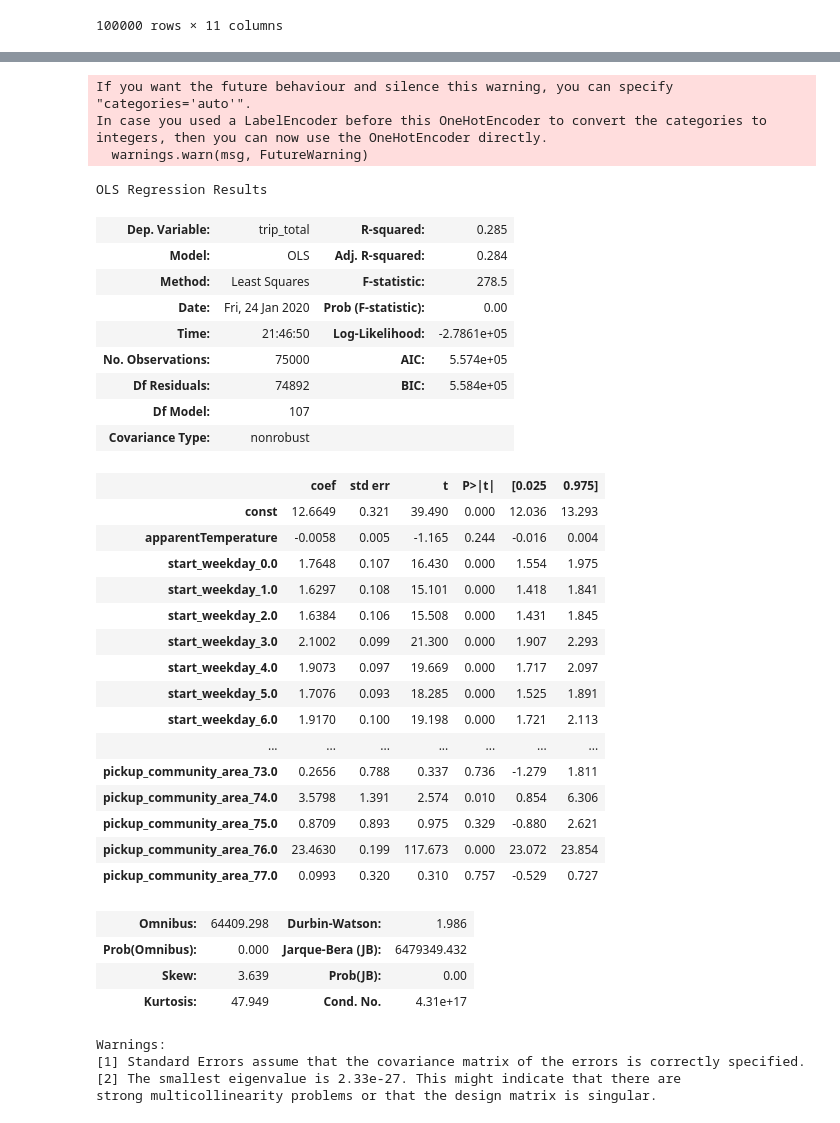
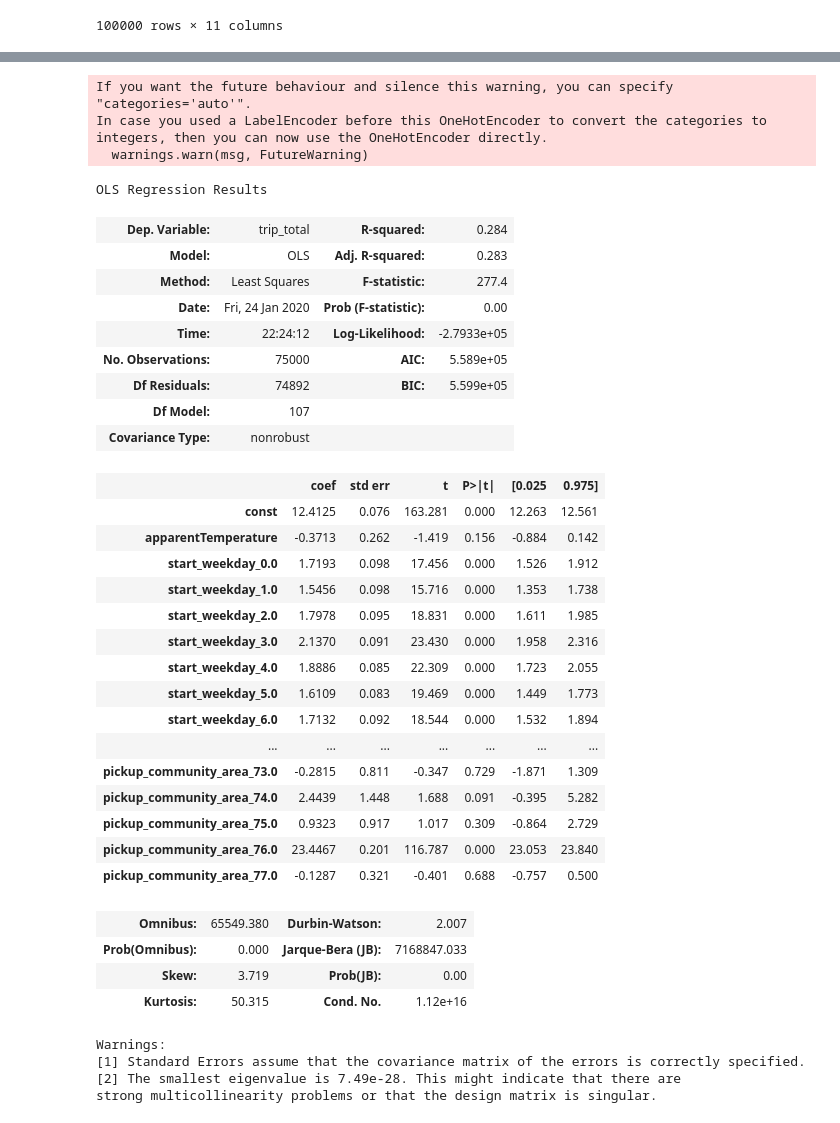
Before and after one commit to muoyo/chicago-ridesharing, a Jupyter notebook: notebooks/rideshare_EDA.ipynb, the cells around one changed output, grey strips where cells are left out. Saved outputs shown, nothing was run; the diff lists cells and outputs as text; code cells hidden in the pictures.

```diff
--- a/notebooks/rideshare_EDA.ipynb
+++ b/notebooks/rideshare_EDA.ipynb
@@ -182,61 +182,62 @@ X_train, X_test, y_train, y_test = train_test_split(X, y, test_size=0.25)
 
 X_train_cont = X_train[cont_cols]
 X_train_cat = X_train[cat_cols]
 
 # ss = StandardScaler()
 # X_train_cont = pd.DataFrame(ss.fit_transform(X_train_cont))
+X_train_cont = (X_train_cont - X_train_cont.mean()) / (X_train_cont.max() - X_train_cont.min())
 
 # Transform training set
 X_train_enc = enc.fit_transform(X_train_cat, y_train)
 
 # Convert these columns into a DataFrame
 columns = enc.get_feature_names(input_features=X_train_cat.columns)
 X_train_cat = pd.DataFrame(X_train_enc.todense(), columns=columns, index=X_train.index)
 
 # Combine categorical and continuous features into the final dataframe
 X_train = pd.concat([X_train_cont, X_train_cat], axis=1)
 X_train_const = sm.add_constant(X_train)
 
 # Fit model & show summary
 model = sm.OLS(y_train,X_train_const).fit()
 model.summary()
 # %% [output]
 If you want the future behaviour and silence this warning, you can specify "categories='auto'".
 In case you used a LabelEncoder before this OneHotEncoder to convert the categories to integers, then you can now use the OneHotEncoder directly.
   warnings.warn(msg, FutureWarning)
 OLS Regression Results
-| Dep. Variable: | trip_total | R-squared: | 0.285 |
-| Model: | OLS | Adj. R-squared: | 0.284 |
-| Method: | Least Squares | F-statistic: | 278.5 |
+| Dep. Variable: | trip_total | R-squared: | 0.284 |
+| Model: | OLS | Adj. R-squared: | 0.283 |
+| Method: | Least Squares | F-statistic: | 277.4 |
 | Date: | Fri, 24 Jan 2020 | Prob (F-statistic): | 0.00 |
-| Time: | 21:46:50 | Log-Likelihood: | -2.7861e+05 |
-| No. Observations: | 75000 | AIC: | 5.574e+05 |
-| Df Residuals: | 74892 | BIC: | 5.584e+05 |
+| Time: | 22:24:12 | Log-Likelihood: | -2.7933e+05 |
+| No. Observations: | 75000 | AIC: | 5.589e+05 |
+| Df Residuals: | 74892 | BIC: | 5.599e+05 |
 | Df Model: | 107 |  |  |
 | Covariance Type: | nonrobust |  |  |
 |  | coef | std err | t | P>|t| | [0.025 | 0.975] |
-| const | 12.6649 | 0.321 | 39.490 | 0.000 | 12.036 | 13.293 |
-| apparentTemperature | -0.0058 | 0.005 | -1.165 | 0.244 | -0.016 | 0.004 |
-| start_weekday_0.0 | 1.7648 | 0.107 | 16.430 | 0.000 | 1.554 | 1.975 |
-| start_weekday_1.0 | 1.6297 | 0.108 | 15.101 | 0.000 | 1.418 | 1.841 |
-| start_weekday_2.0 | 1.6384 | 0.106 | 15.508 | 0.000 | 1.431 | 1.845 |
-| start_weekday_3.0 | 2.1002 | 0.099 | 21.300 | 0.000 | 1.907 | 2.293 |
-| start_weekday_4.0 | 1.9073 | 0.097 | 19.669 | 0.000 | 1.717 | 2.097 |
-| start_weekday_5.0 | 1.7076 | 0.093 | 18.285 | 0.000 | 1.525 | 1.891 |
-| start_weekday_6.0 | 1.9170 | 0.100 | 19.198 | 0.000 | 1.721 | 2.113 |
+| const | 12.4125 | 0.076 | 163.281 | 0.000 | 12.263 | 12.561 |
+| apparentTemperature | -0.3713 | 0.262 | -1.419 | 0.156 | -0.884 | 0.142 |
+| start_weekday_0.0 | 1.7193 | 0.098 | 17.456 | 0.000 | 1.526 | 1.912 |
+| start_weekday_1.0 | 1.5456 | 0.098 | 15.716 | 0.000 | 1.353 | 1.738 |
+| start_weekday_2.0 | 1.7978 | 0.095 | 18.831 | 0.000 | 1.611 | 1.985 |
+| start_weekday_3.0 | 2.1370 | 0.091 | 23.430 | 0.000 | 1.958 | 2.316 |
+| start_weekday_4.0 | 1.8886 | 0.085 | 22.309 | 0.000 | 1.723 | 2.055 |
+| start_weekday_5.0 | 1.6109 | 0.083 | 19.469 | 0.000 | 1.449 | 1.773 |
+| start_weekday_6.0 | 1.7132 | 0.092 | 18.544 | 0.000 | 1.532 | 1.894 |
 | ... | ... | ... | ... | ... | ... | ... |
-| pickup_community_area_73.0 | 0.2656 | 0.788 | 0.337 | 0.736 | -1.279 | 1.811 |
-| pickup_community_area_74.0 | 3.5798 | 1.391 | 2.574 | 0.010 | 0.854 | 6.306 |
-| pickup_community_area_75.0 | 0.8709 | 0.893 | 0.975 | 0.329 | -0.880 | 2.621 |
-| pickup_community_area_76.0 | 23.4630 | 0.199 | 117.673 | 0.000 | 23.072 | 23.854 |
-| pickup_community_area_77.0 | 0.0993 | 0.320 | 0.310 | 0.757 | -0.529 | 0.727 |
+| pickup_community_area_73.0 | -0.2815 | 0.811 | -0.347 | 0.729 | -1.871 | 1.309 |
+| pickup_community_area_74.0 | 2.4439 | 1.448 | 1.688 | 0.091 | -0.395 | 5.282 |
+| pickup_community_area_75.0 | 0.9323 | 0.917 | 1.017 | 0.309 | -0.864 | 2.729 |
+| pickup_community_area_76.0 | 23.4467 | 0.201 | 116.787 | 0.000 | 23.053 | 23.840 |
+| pickup_community_area_77.0 | -0.1287 | 0.321 | -0.401 | 0.688 | -0.757 | 0.500 |
-| Omnibus: | 64409.298 | Durbin-Watson: | 1.986 |
-| Prob(Omnibus): | 0.000 | Jarque-Bera (JB): | 6479349.432 |
-| Skew: | 3.639 | Prob(JB): | 0.00 |
-| Kurtosis: | 47.949 | Cond. No. | 4.31e+17 |
+| Omnibus: | 65549.380 | Durbin-Watson: | 2.007 |
+| Prob(Omnibus): | 0.000 | Jarque-Bera (JB): | 7168847.033 |
+| Skew: | 3.719 | Prob(JB): | 0.00 |
+| Kurtosis: | 50.315 | Cond. No. | 1.12e+16 |
 Warnings:
 [1] Standard Errors assume that the covariance matrix of the errors is correctly specified.
-[2] The smallest eigenvalue is 2.33e-27. This might indicate that there are
+[2] The smallest eigenvalue is 7.49e-28. This might indicate that there are
 strong multicollinearity problems or that the design matrix is singular.
 # %%
 # %run ../python_files/regression
```
Also changed, not shown: parts of 5 cells of this notebook.
